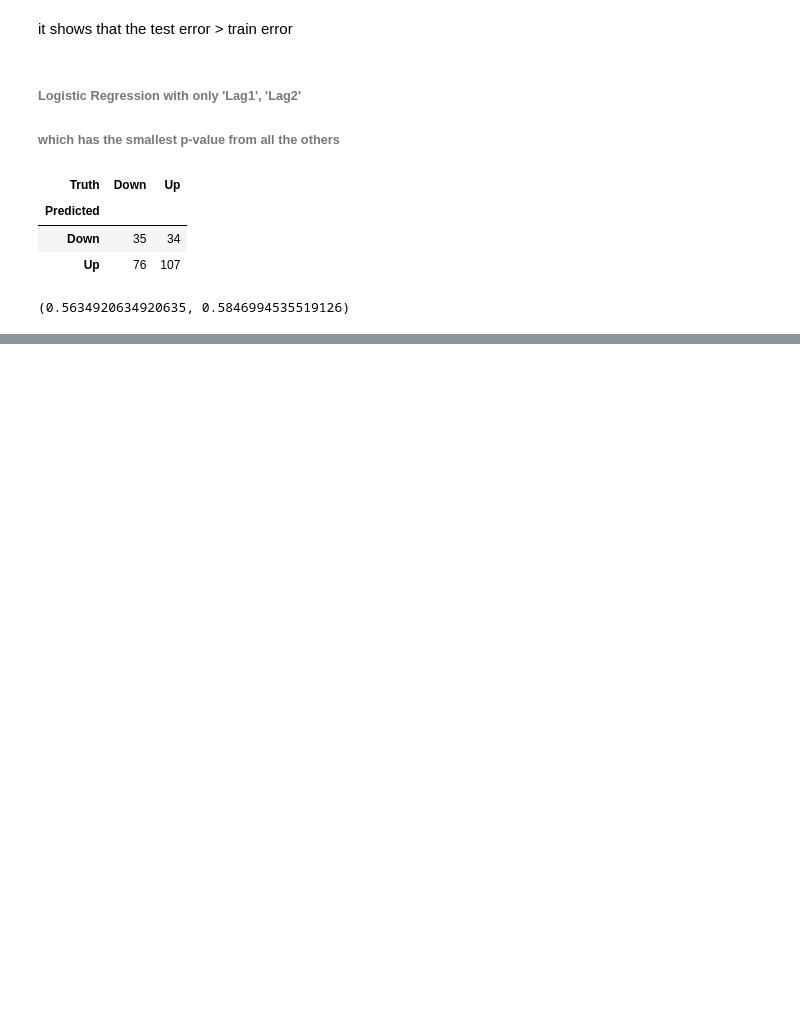
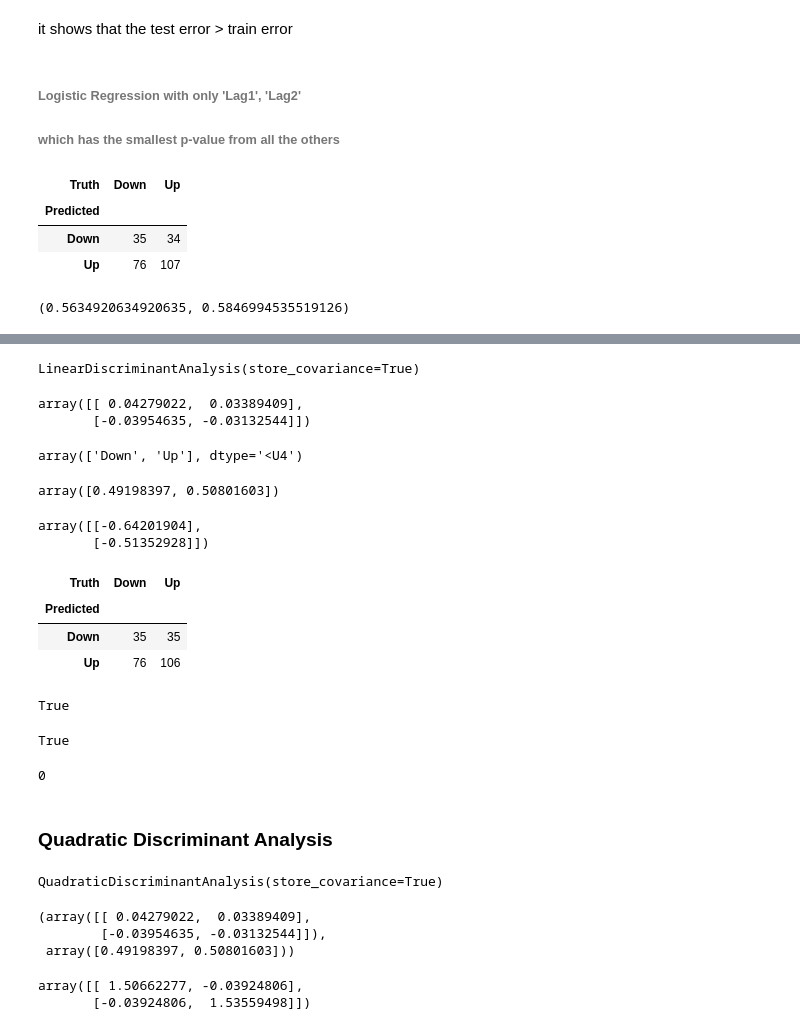
Before and after one commit to aniluulina/Machine_Learning, a Jupyter notebook: Logistic Regression/Logistic Regression.ipynb, the cells around one changed output, grey strips where cells are left out. Saved outputs shown, nothing was run; the diff lists cells and outputs as text; code cells hidden in the pictures; blank space fills up the shorter version.

```diff
--- a/Logistic Regression/Logistic Regression.ipynb
+++ b/Logistic Regression/Logistic Regression.ipynb
@@ -204,0 +219,74 @@ newdata = pd.DataFrame({'Lag1':[1.2, 1.5],})
+# %%
+lda = LDA(store_covariance = True)
+# %%
+#LDA, QDA itself adds an intercept
+X_train, X_test = [M.drop(columns = ['intercept']) for M in [X_train,X_test]]
+lda.fit(X_train, L_train) #lda.fit() requires training data, and label of training data
+# %% [output]
+LinearDiscriminantAnalysis(store_covariance=True)
+# %%
+lda.means_
+#Row in .means_ function represents the class, here it means Up, Down (same as class number)
+#Column means feature means in each class, here each columns are Lag1,Lag2 (same as feature number)
+# %% [output]
+array([[ 0.04279022,  0.03389409],
+       [-0.03954635, -0.03132544]])
+# %%
+lda.classes_
+# %% [output]
+array(['Down', 'Up'], dtype='<U4')
+# %%
+lda.priors_
+#prior probability of each class(each class's charging rate)
+# %% [output]
+array([0.49198397, 0.50801603])
+# %%
+lda.scalings_
+#value for linear combination of Lag1 and Lag2
+#-0.64 * Lag1 -0.51 * Lag2
+# %% [output]
+array([[-0.64201904],
+       [-0.51352928]])
+# %%
+lda_pred = lda.predict(X_test)
+# %%
+confusion_table(lda_pred, L_test)
+# %% [output]
+| Truth | Down | Up |
+| Predicted |  |  |
+| Down | 35 | 35 |
+| Up | 76 | 106 |
+# %%
+lda_prob = lda.predict_proba(X_test) #probability of which class to involve
+np.all(np.where(lda_prob[:,1] >= 0.5, 'Up','Down')== lda_pred) #'index = 1' == 'Up'
+#confirming the method using other way than lda.predict is same as lda.predict
+# %% [output]
+True
+# %%
+np.all([lda.classes_[i] for i in np.argmax(lda_prob, 1)] == lda_pred)
+# %% [output]
+True
+# %%
+np.sum(lda_prob[:,0]>0.9) #sum up the number of 'Down' probability that exceeds the value 0.9
+# %% [output]
+0
+# %% [markdown]
+### Quadratic Discriminant Analysis
+# %%
+qda = QDA(store_covariance = True)
+qda.fit(X_train, L_train)
+# %% [output]
+QuadraticDiscriminantAnalysis(store_covariance=True)
+# %%
+qda.means_, qda.priors_
+# %% [output]
+(array([[ 0.04279022,  0.03389409],
+        [-0.03954635, -0.03132544]]),
+ array([0.49198397, 0.50801603]))
+# %%
+qda.covariance_[0]
+#computing covariance regarding to class1(here, it's 'Down') for each features
+#also add to make quadratic form
+# %% [output]
+array([[ 1.50662277, -0.03924806],
+       [-0.03924806,  1.53559498]])
```
Also changed, not shown: parts of 47 cells of this notebook.
